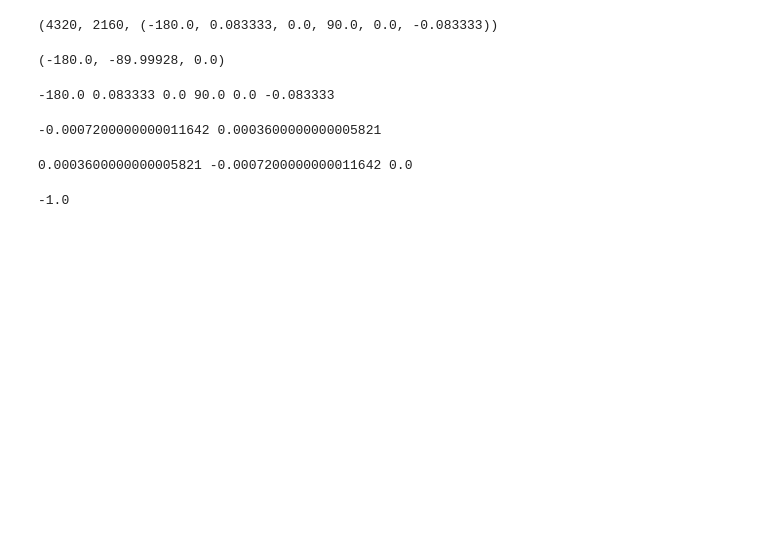
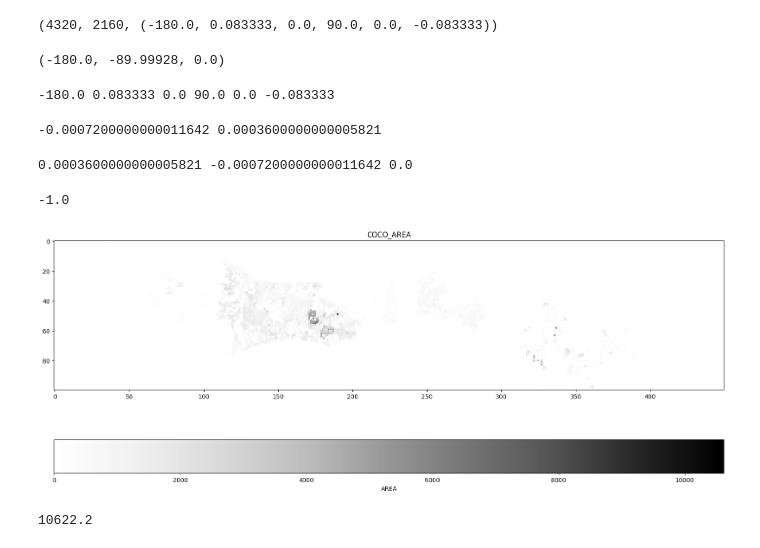
Before and after one commit to KwenteaneResearch/weather_checker, a Jupyter notebook: tiff tests.ipynb, the cells around one changed output. Cells and saved outputs as stored; diff of their text form; code cells hidden in the pictures; blank space fills up the shorter version.

```diff
--- a/tiff tests.ipynb
+++ b/tiff tests.ipynb
@@ -119,0 +130,22 @@ print(pix[0][0])                        # pixel value
+# %%
+# Read the raster data
+data = ds.ReadAsArray()
+
+x_min = 950
+x_max = 1050
+y_min = 1950
+y_max = 2400
+
+
+# Plot the raster data using matplotlib
+plt.figure(figsize=(20,10))
+plt.imshow(data[x_min:x_max, y_min:y_max], cmap='Greys')
+plt.title('COCO_AREA')
+plt.colorbar(label='AREA', location = 'bottom')
+plt.show()
+# %% [output]
+[figure, added]
+# %%
+data[x_min:x_max, y_min:y_max].max()
+# %% [output]
+10622.2
```
Also changed, not shown: parts of 8 cells of this notebook.
